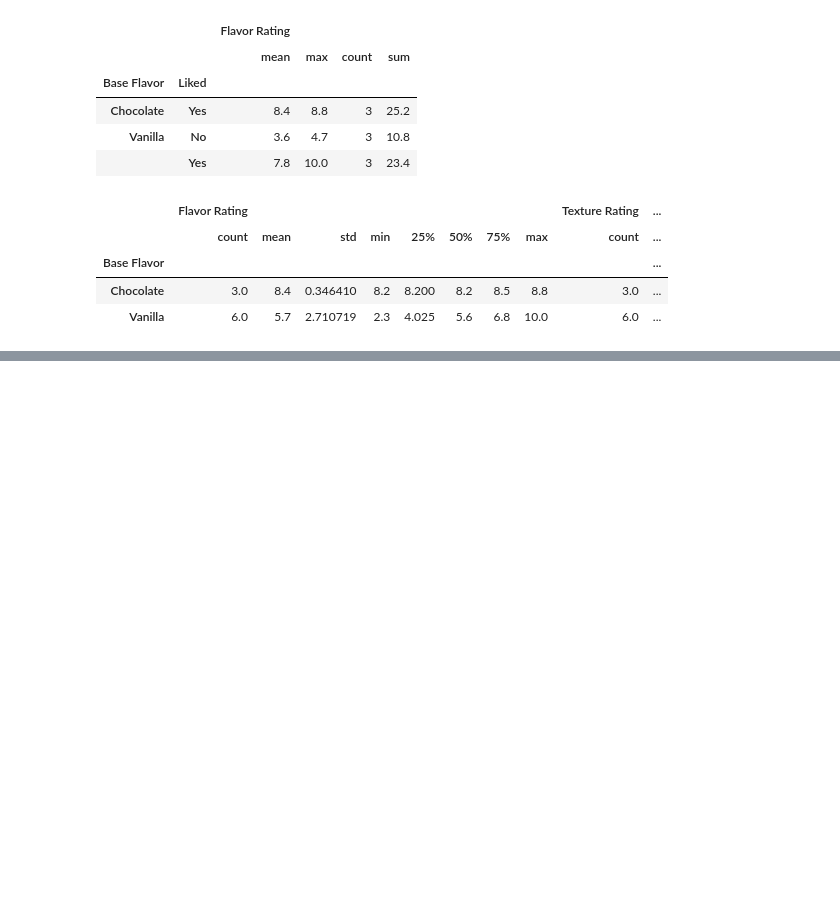
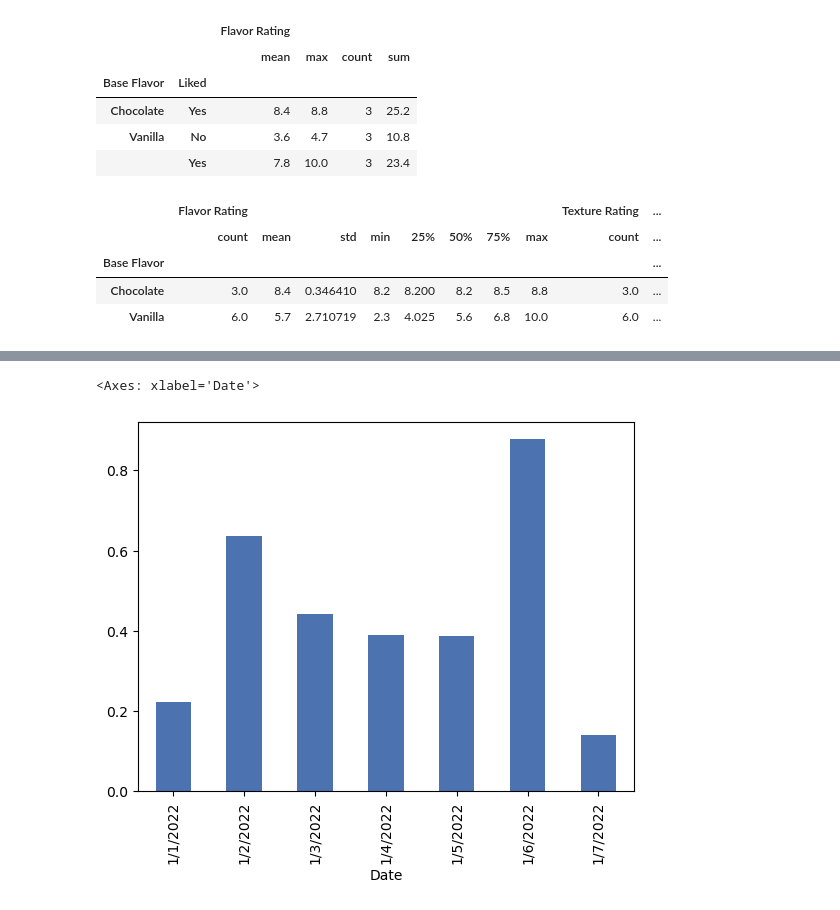
Before and after one commit to kinnari15/Data_Analyst_Portfolio, a Jupyter notebook: Python/Pandas_Practice.ipynb, the cells around one changed output, grey strips where cells are left out. Cells and saved outputs as stored; diff of their text form; code cells hidden in the pictures; blank space fills up the shorter version.

```diff
--- a/Python/Pandas_Practice.ipynb
+++ b/Python/Pandas_Practice.ipynb
@@ -666,0 +815,5 @@ df.groupby('Base Flavor').describe()
+# %%
+df['Flavor Rating'].plot(kind='bar',stacked=True)
+# %% [output]
+<Axes: xlabel='Date'>
+[figure, added]
```
Also changed, not shown: parts of 24 cells of this notebook, 3 other files.
